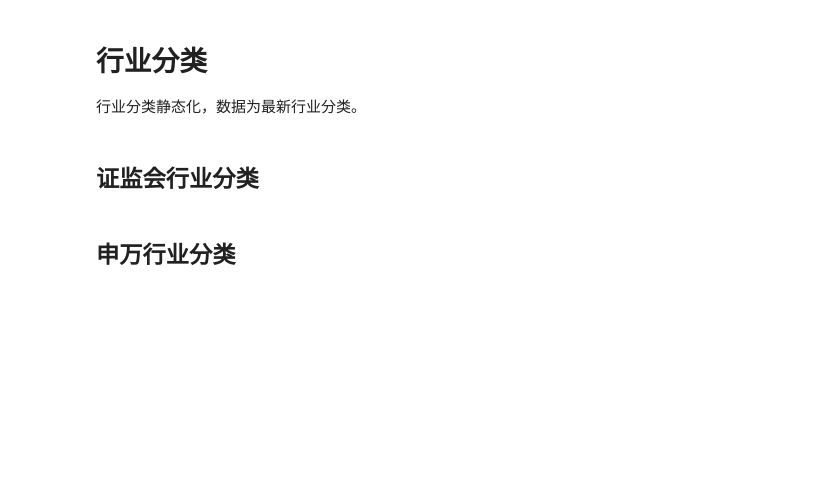
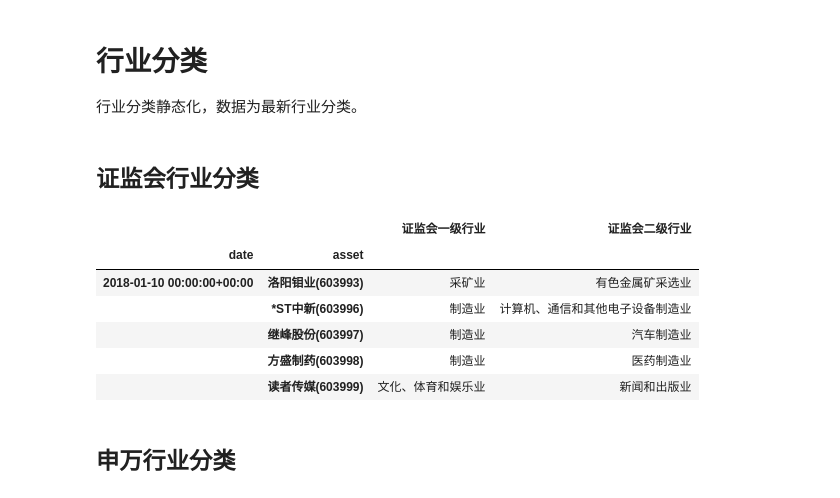
Before and after one commit to liudengfeng/zipline_doc, a Jupyter notebook: usage/pipeline/Fundamentals/01_股票静态信息.ipynb, the cells around one changed output. Saved outputs shown, nothing was run; the diff lists cells and outputs as text; code cells hidden in the pictures; blank space fills up the shorter version.

```diff
--- a/usage/pipeline/Fundamentals/01_股票静态信息.ipynb
+++ b/usage/pipeline/Fundamentals/01_股票静态信息.ipynb
@@ -64,17 +89,25 @@ data_output.xs(symbol(600645), level=1)
 # %%
 def make_pipeline():
     return Pipeline(columns={
-        '证监会一级行业': Fundamentals.info.证监会一级行业.latest,
-        '证监会二级行业': Fundamentals.info.证监会二级行业.latest,
+        '证监会一级行业': Fundamentals.info.证监会一级行业名称.latest,
+        '证监会二级行业': Fundamentals.info.证监会二级行业名称.latest,
     })
 
 data_output = run_pipeline(
     make_pipeline(),
     start_date='2018-01-10',
     end_date='2018-01-10'
 )
 
 data_output.tail()
+# %% [output]
+|  |  | 证监会一级行业 | 证监会二级行业 |
+| date | asset |  |  |
+| 2018-01-10 00:00:00+00:00 | 洛阳钼业(603993) | 采矿业 | 有色金属矿采选业 |
+|  | *ST中新(603996) | 制造业 | 计算机、通信和其他电子设备制造业 |
+|  | 继峰股份(603997) | 制造业 | 汽车制造业 |
+|  | 方盛制药(603998) | 制造业 | 医药制造业 |
+|  | 读者传媒(603999) | 文化、体育和娱乐业 | 新闻和出版业 |
 # %% [markdown]
 ## 申万行业分类
 # %%
```
Also changed, not shown: parts of 12 cells of this notebook, 1 other file.
